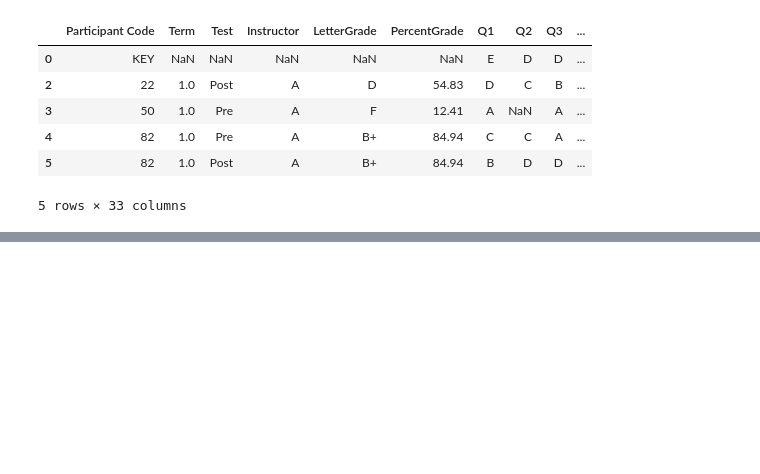
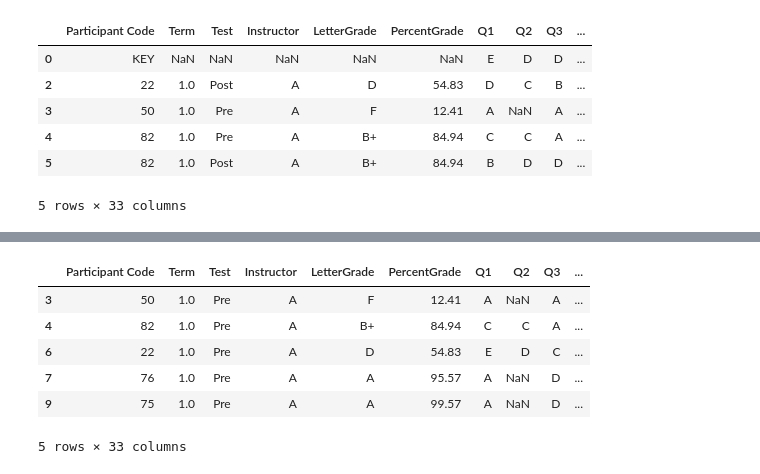
Before and after one commit to gmb9/data-analysis, a Jupyter notebook: Data Analysis.ipynb, the cells around one changed output, grey strips where cells are left out. Saved outputs shown, nothing was run; the diff lists cells and outputs as text; code cells hidden in the pictures; blank space fills up the shorter version.

```diff
--- a/Data Analysis.ipynb
+++ b/Data Analysis.ipynb
@@ -138,0 +175,10 @@ scores.loc[:, 'Q1':'Q27'].fillna('x')
+# %%
+pre_data.head()
+# %% [output]
+|  | Participant Code | Term | Test | Instructor | LetterGrade | PercentGrade | Q1 | Q2 | Q3 | ... |
+| 3 | 50 | 1.0 | Pre | A | F | 12.41 | A | NaN | A | ... |
+| 4 | 82 | 1.0 | Pre | A | B+ | 84.94 | C | C | A | ... |
+| 6 | 22 | 1.0 | Pre | A | D | 54.83 | E | D | C | ... |
+| 7 | 76 | 1.0 | Pre | A | A | 95.57 | A | NaN | D | ... |
+| 9 | 75 | 1.0 | Pre | A | A | 99.57 | A | NaN | D | ... |
+5 rows × 33 columns
```
Also changed, not shown: parts of 9 cells of this notebook.
